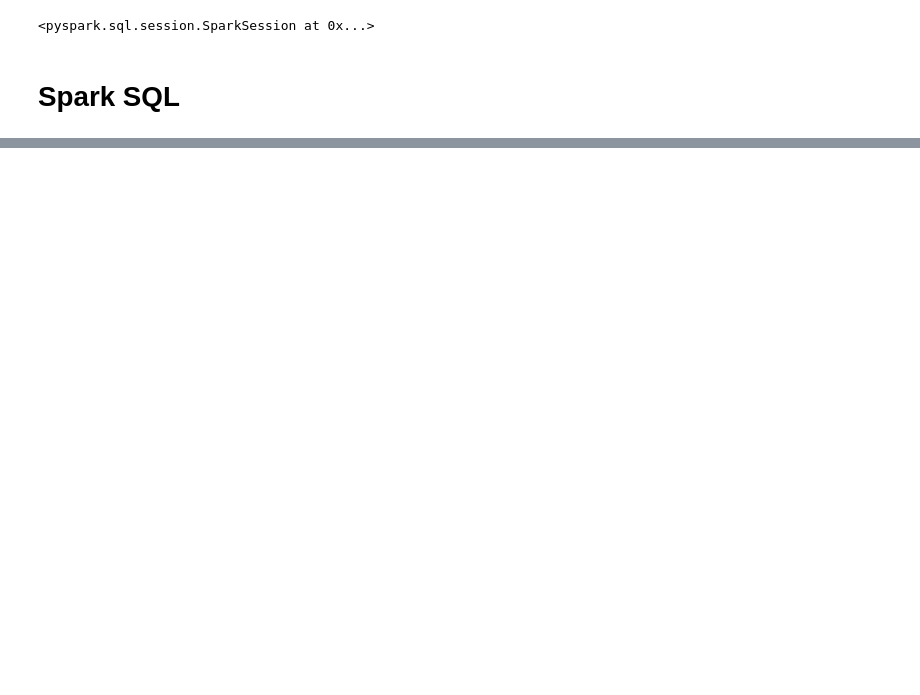
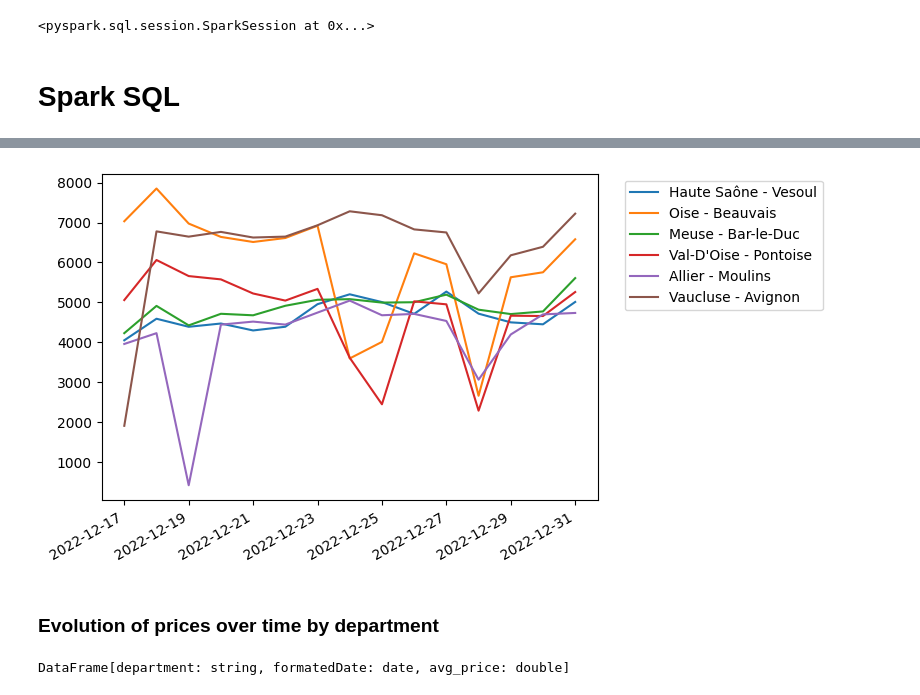
Before and after one commit to TanZng/ot6-cloud, a Jupyter notebook: analytics/sparkling-water.ipynb, the cells around one changed output, grey strips where cells are left out. Drawn from its saved outputs; the diff is of its cells as text; code cells hidden in the pictures; blank space fills up the shorter version.

```diff
--- a/analytics/sparkling-water.ipynb
+++ b/analytics/sparkling-water.ipynb
@@ -66,0 +72,28 @@ psdf.tail(10)
+# %%
+fer = sdf.filter(sdf['productIsAvailable'] == 0) \
+    .groupBy("department", "formatedDate") \
+    .agg(count("productName").alias("count_not_available")) \
+    .groupBy("department","formatedDate").mean("count_not_available")
+# %%
+my_departments = fer.select('department').distinct().collect()
+# %%
+for i in my_departments[0:6]:
+    current_department = i.asDict()['department']
+    smaller = fer.select("formatedDate", "avg(count_not_available)") \
+                .filter(col("department") == current_department) \
+                .sort('formatedDate').toPandas()
+    plt.plot(smaller['formatedDate'], smaller['avg(count_not_available)'], label=france_departments[current_department])
+
+plt.legend(bbox_to_anchor=(1.04, 1), loc="upper left")
+plt.gcf().autofmt_xdate()
+plt.show()
+# %% [output]
+[figure, added]
+# %% [markdown]
+### Evolution of prices over time by department
+# %%
+fer = sdf.groupBy("department", "formatedDate") \
+    .agg(avg("productPrice").alias("avg_price"))
+fer
+# %% [output]
+DataFrame[department: string, formatedDate: date, avg_price: double]
```
Also changed, not shown: parts of 37 cells of this notebook, 3 other files.
